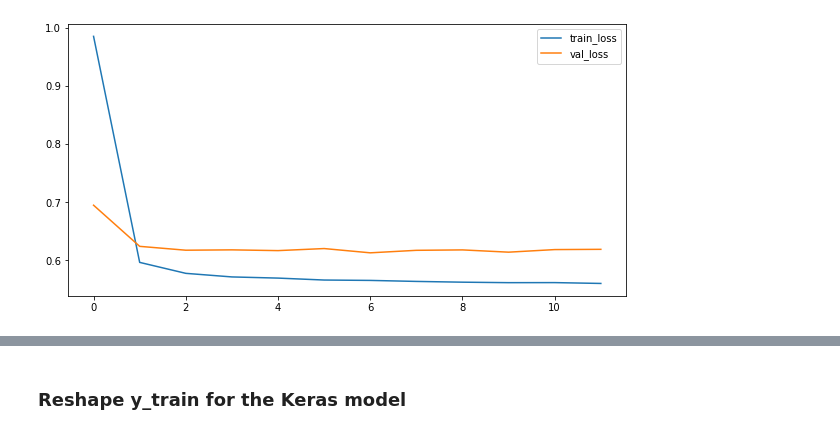
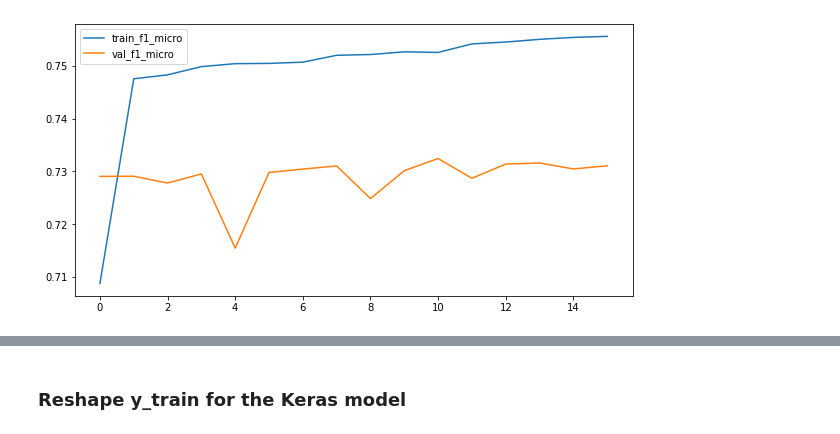
Before and after one commit to fivearm/Capstone_Repo, a Jupyter notebook: 09_Neural Network.ipynb, the cells around one changed output, grey strips where cells are left out. Saved outputs shown, nothing was run; the diff lists cells and outputs as text; code cells hidden in the pictures.

```diff
--- a/09_Neural Network.ipynb
+++ b/09_Neural Network.ipynb
@@ -86,0 +110,3 @@ y_val = ohe.transform(y_val.values)
+# %%
+#Use the tensorflow add-on F1Score to create a micro averaged f1 score metric for the model
+metric = tfa.metrics.F1Score(num_classes=3, average='micro')
@@ -87,23 +204,17 @@ y_val = ohe.transform(y_val.values)
 # %%
-keras0 = Sequential()
-keras0.add(Dense(256, input_dim=49, activation='relu'))
-keras0.add(Dense(256, activation='relu'))
-keras0.add(Dense(128, activation='relu'))
-keras0.add(Dense(64, activation='relu'))
-keras0.add(Dense(32, activation='relu'))
-keras0.add(Dense(16, activation='relu'))
-keras0.add(Dense(8, activation='relu'))
-keras0.add(Dense(8, activation='relu'))
-keras0.add(Dense(8, activation='relu'))
-keras0.add(Dense(8, activation='relu'))
-keras0.add(Dense(3, activation='softmax'))
+keras2 = Sequential()
+keras2.add(Dense(512, input_dim=X_pure_train.shape[1], activation='relu'))
+keras2.add(Dense(256, activation='relu'))
+keras2.add(Dense(128, activation='relu'))
+keras2.add(Dense(64, activation='relu'))
+keras2.add(Dense(32, activation='relu'))
+keras2.add(Dense(16, activation='relu'))
+keras2.add(Dense(8, activation='relu'))
+keras2.add(Dense(3, activation='softmax'))
 
-keras0.compile(loss='categorical_crossentropy', optimizer='adam',
-               metrics=[keras.metrics.CategoricalAccuracy()])
+keras2.compile(loss='categorical_crossentropy', optimizer='adam', metrics=metric)
-# %%
-early_stop = EarlyStopping(monitor='val_loss', mode='min', patience=5, verbose=1)
 # %%
-results = keras0.fit(X_pure_train, y_pure_train, epochs=50, batch_size=1000,
-                     validation_data=(X_val, y_val), callbacks=[early_stop])
+results = keras2.fit(X_pure_train, y_pure_train_ohe, epochs=50, batch_size=1000,
+                     validation_data=(X_val, y_val_ohe), callbacks=[early_stop])
 # %% [output]
 Epoch 1/50
@@ -126,9 +237,9 @@ Epoch 00012: early stopping
 # %%
-train_loss = results.history['loss']
-val_loss = results.history['val_loss']
+train_f1_micro = results.history['f1_score']
+val_f1_micro = results.history['val_f1_score']
 
 fig, ax = plt.subplots(figsize=(10,5))
-sns.lineplot(x=results.epoch, y=train_loss, ax=ax, label='train_loss')
-sns.lineplot(x=results.epoch, y=val_loss, ax=ax, label='val_loss');
+sns.lineplot(x=results.epoch, y=train_f1_micro, ax=ax, label='train_f1_micro')
+sns.lineplot(x=results.epoch, y=val_f1_micro, ax=ax, label='val_f1_micro');
 # %% [output]
-[figure, old version]
+[figure, new version]
```
Also changed, not shown: parts of 36 cells of this notebook, 2 other files.
